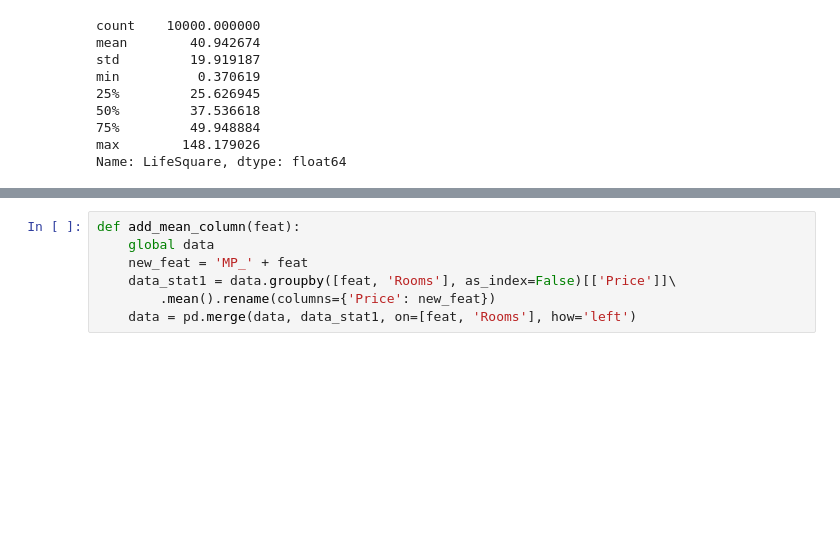
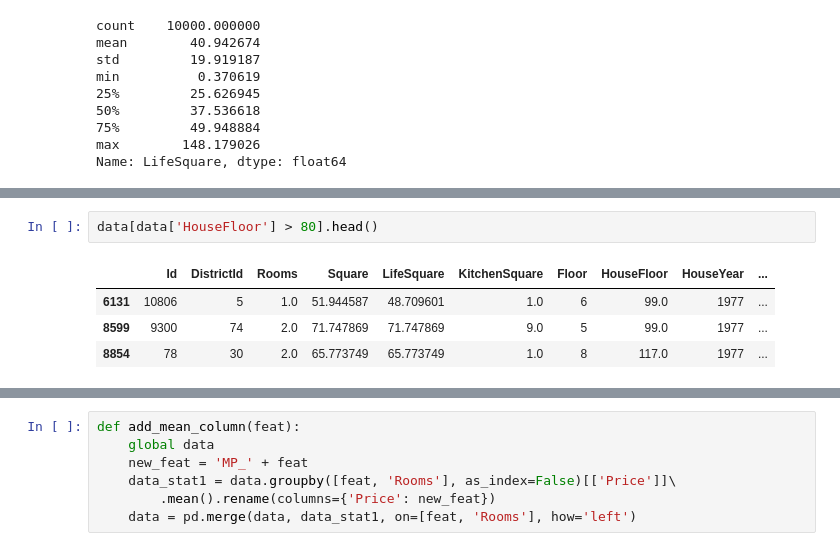
Before and after one commit to zirfuz/python_data_science, a Jupyter notebook: kurs2.ipynb, the cells around one changed output, grey strips where cells are left out. Cells and saved outputs as stored; diff of their text form; blank space fills up the shorter version.

```diff
--- a/kurs2.ipynb
+++ b/kurs2.ipynb
@@ -396,0 +418,7 @@ Name: LifeSquare, dtype: float64
+# %%
+data[data['HouseFloor'] > 80].head()
+# %% [output]
+|  | Id | DistrictId | Rooms | Square | LifeSquare | KitchenSquare | Floor | HouseFloor | HouseYear | ... |
+| 6131 | 10806 | 5 | 1.0 | 51.944587 | 48.709601 | 1.0 | 6 | 99.0 | 1977 | ... |
+| 8599 | 9300 | 74 | 2.0 | 71.747869 | 71.747869 | 9.0 | 5 | 99.0 | 1977 | ... |
+| 8854 | 78 | 30 | 2.0 | 65.773749 | 65.773749 | 1.0 | 8 | 117.0 | 1977 | ... |
```
Also changed, not shown: parts of 20 cells of this notebook.
